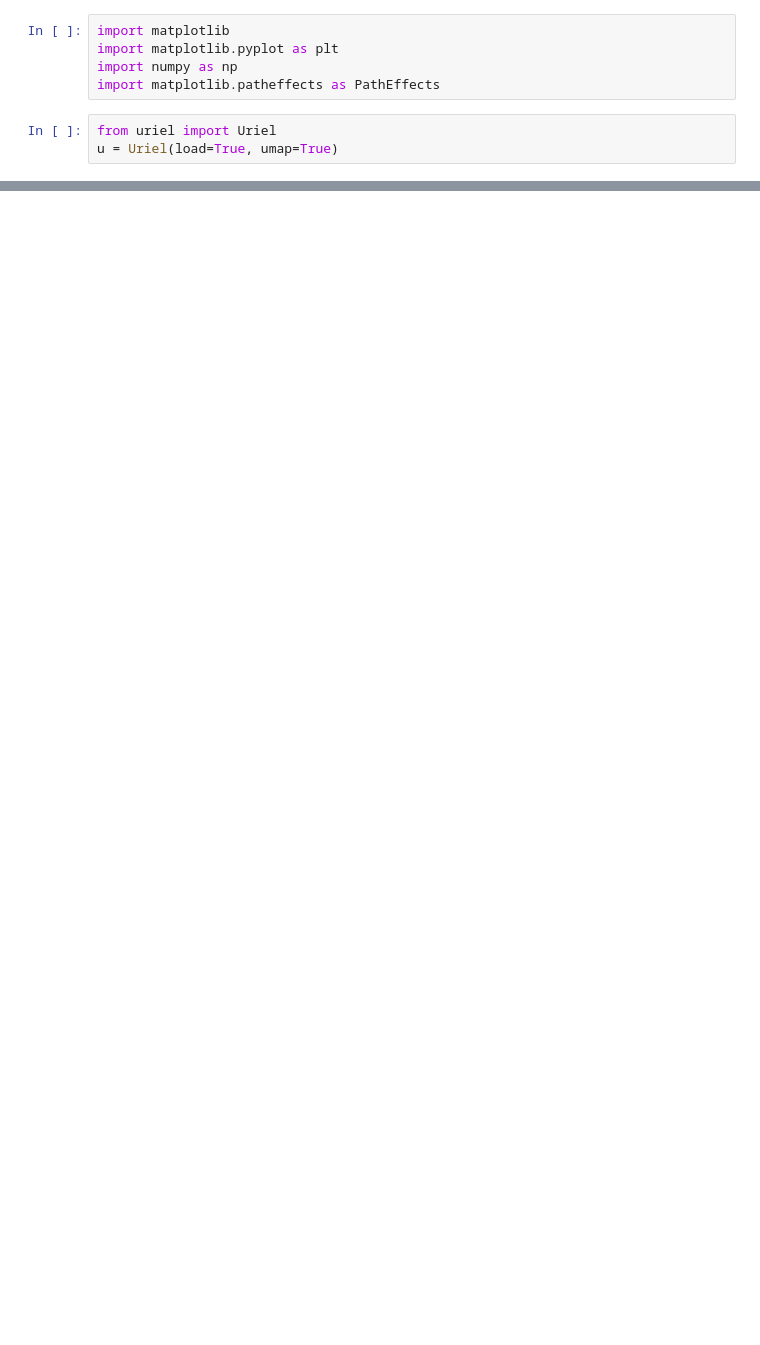
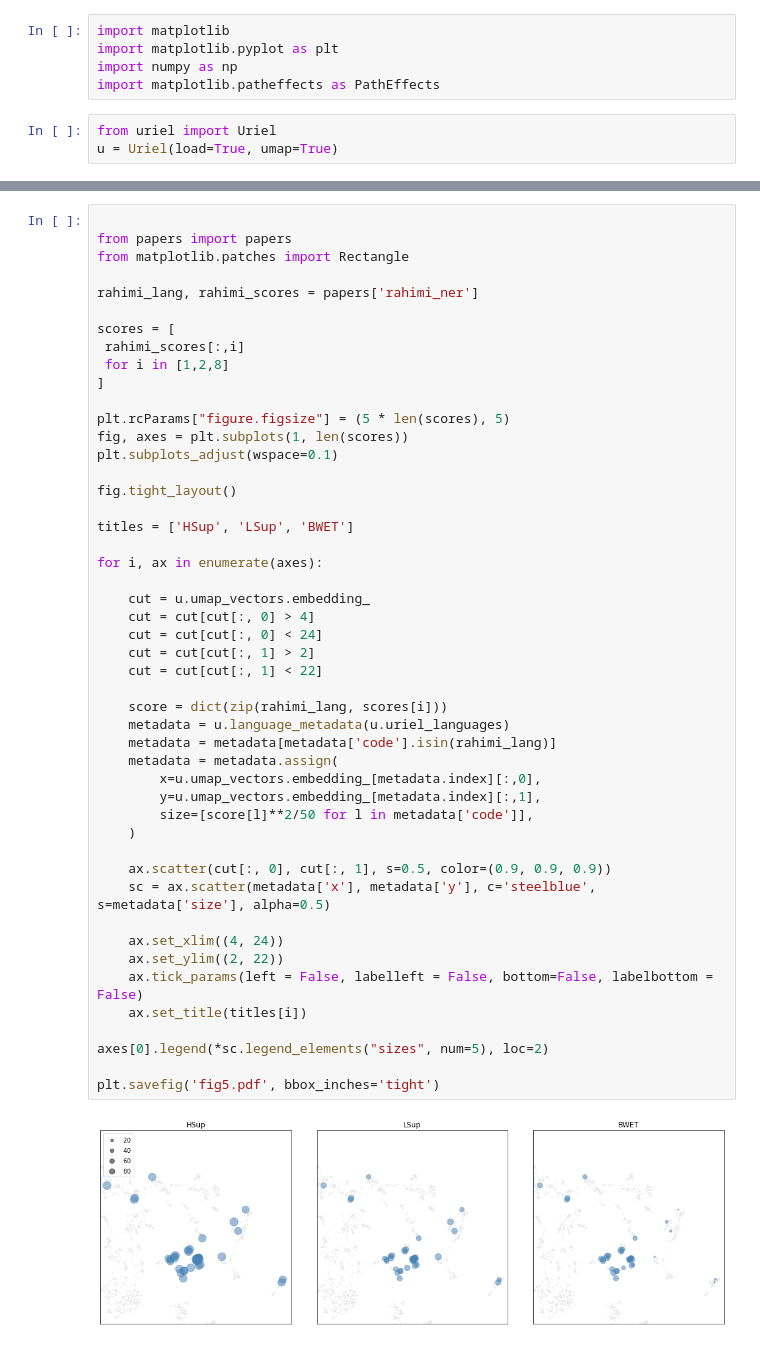
Before and after one commit to matus-pikuliak/multilingual-evaluation, a Jupyter notebook: n_figures.ipynb, the cells around one changed output, grey strips where cells are left out. Saved outputs shown, nothing was run; the diff lists cells and outputs as text; blank space fills up the shorter version.

```diff
--- a/n_figures.ipynb
+++ b/n_figures.ipynb
@@ -203,0 +212,50 @@ plt.savefig('fig3.pdf', bbox_inches='tight')
+# %%
+
+from papers import papers
+from matplotlib.patches import Rectangle
+
+rahimi_lang, rahimi_scores = papers['rahimi_ner']
+
+scores = [
+ rahimi_scores[:,i]
+ for i in [1,2,8]
+]
+
+plt.rcParams["figure.figsize"] = (5 * len(scores), 5)
+fig, axes = plt.subplots(1, len(scores))
+plt.subplots_adjust(wspace=0.1)
+
+fig.tight_layout()
+
+titles = ['HSup', 'LSup', 'BWET']
+
+for i, ax in enumerate(axes):
+
+    cut = u.umap_vectors.embedding_
+    cut = cut[cut[:, 0] > 4]
+    cut = cut[cut[:, 0] < 24]
+    cut = cut[cut[:, 1] > 2]
+    cut = cut[cut[:, 1] < 22]
+
+    score = dict(zip(rahimi_lang, scores[i]))
+    metadata = u.language_metadata(u.uriel_languages)
+    metadata = metadata[metadata['code'].isin(rahimi_lang)]
+    metadata = metadata.assign(
+        x=u.umap_vectors.embedding_[metadata.index][:,0],
+        y=u.umap_vectors.embedding_[metadata.index][:,1],
+        size=[score[l]**2/50 for l in metadata['code']],
+    )
+
+    ax.scatter(cut[:, 0], cut[:, 1], s=0.5, color=(0.9, 0.9, 0.9))
+    sc = ax.scatter(metadata['x'], metadata['y'], c='steelblue', s=metadata['size'], alpha=0.5)
+
+    ax.set_xlim((4, 24))
+    ax.set_ylim((2, 22))
+    ax.tick_params(left = False, labelleft = False, bottom=False, labelbottom = False)
+    ax.set_title(titles[i])
+
+axes[0].legend(*sc.legend_elements("sizes", num=5), loc=2)
+
+plt.savefig('fig5.pdf', bbox_inches='tight')
+# %% [output]
+[figure, added]
```
Also changed, not shown: parts of 5 cells of this notebook, 2 other files.
